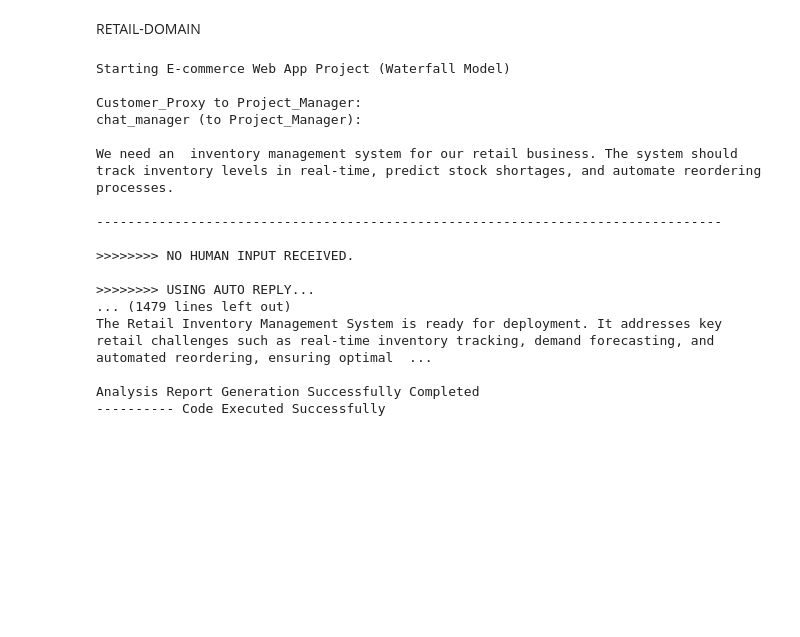
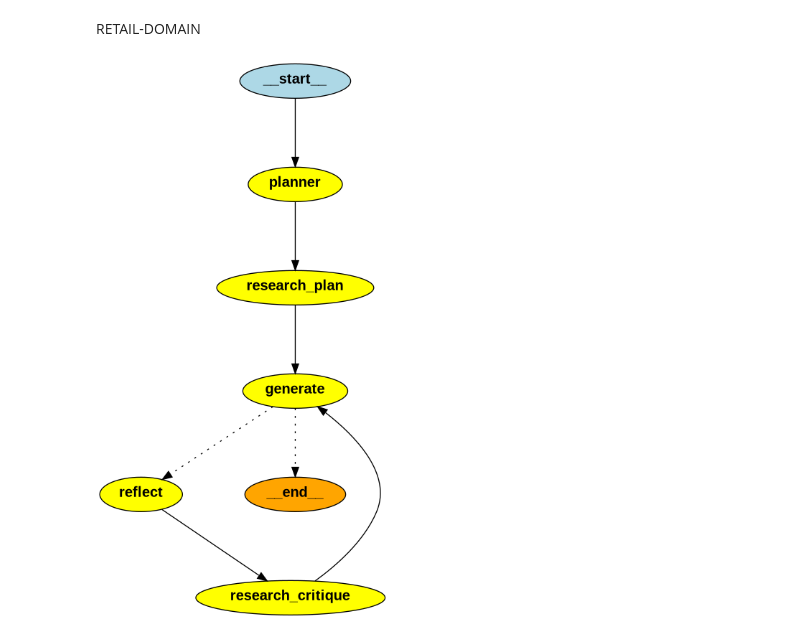
Before and after one commit to ASP25SCM25R/SPM-Retail-Project, a Jupyter notebook: phase_1/Retail-Domain.ipynb, the cells around one changed output. Drawn from its saved outputs; the diff is of its cells as text; code cells hidden in the pictures; blank space fills up the shorter version.

```diff
--- a/phase_1/Retail-Domain.ipynb
+++ b/phase_1/Retail-Domain.ipynb
@@ -123,6 +131,15 @@ documentation_engineer_agent = autogen.ConversableAgent(
     llm_config=llm_config,
     human_input_mode="NEVER",
 )
+# %%
+class AgentState(TypedDict):
+    task: str
+    plan: str
+    draft: str
+    critique: str
+    content: List[str]
+    revision_number: int
+    max_revisions: int
 # %%
 # Define the conversation flow to control communication between agents for the Inventory Management System
 conversation_flow = [
@@ -259,29 +276,3 @@ def generate_analysis_report():
     print("The Retail Inventory Management System is ready for deployment. It addresses key retail challenges such as real-time inventory tracking, demand forecasting, and automated reordering, ensuring optimal inventory management and improved operational efficiency.")
 
     print(f"\n{MAGENTA}Analysis Report Generation Successfully Completed{RESET}")
-
-# Run the conversation flow
-initiate_conversation_flow()
-
-# Enable analysis report generation
-generate_analysis_report()
-
-print("---------- Code Executed Successfully")
-# %% [output]
-Starting E-commerce Web App Project (Waterfall Model)
-
-Customer_Proxy to Project_Manager:
-chat_manager (to Project_Manager):
-
-We need an  inventory management system for our retail business. The system should track inventory levels in real-time, predict stock shortages, and automate reordering processes.
-
---------------------------------------------------------------------------------
-
->>>>>>>> NO HUMAN INPUT RECEIVED.
-
->>>>>>>> USING AUTO REPLY...
-... (1479 lines left out)
-The Retail Inventory Management System is ready for deployment. It addresses key retail challenges such as real-time inventory tracking, demand forecasting, and automated reordering, ensuring optimal  ...
-
-Analysis Report Generation Successfully Completed
----------- Code Executed Successfully
@@ -287,0 +332,35 @@ Analysis Report Generation Successfully Completed
+# %%
+def should_continue(state):
+    if state["revision_number"] > state["max_revisions"]:
+        return END
+    return "reflect"
+# %%
+builder = StateGraph(AgentState)
+
+builder.add_node("planner", plan_node)
+builder.add_node("generate", generation_node)
+builder.add_node("reflect", reflection_node)
+builder.add_node("research_plan", research_plan_node)
+builder.add_node("research_critique", research_critique_node)
+
+builder.set_entry_point("planner")
+
+builder.add_conditional_edges(
+    "generate",
+    should_continue,
+    {END: END, "reflect": "reflect"}
+)
+
+builder.add_edge("planner", "research_plan")
+builder.add_edge("research_plan", "generate")
+
+builder.add_edge("reflect", "research_critique")
+builder.add_edge("research_critique", "generate")
+
+graph = builder.compile()
+# %%
+from IPython.display import Image
+
+Image(graph.get_graph().draw_png())
+# %% [output]
+[figure, added]
```
Also changed, not shown: parts of 3 cells of this notebook.
